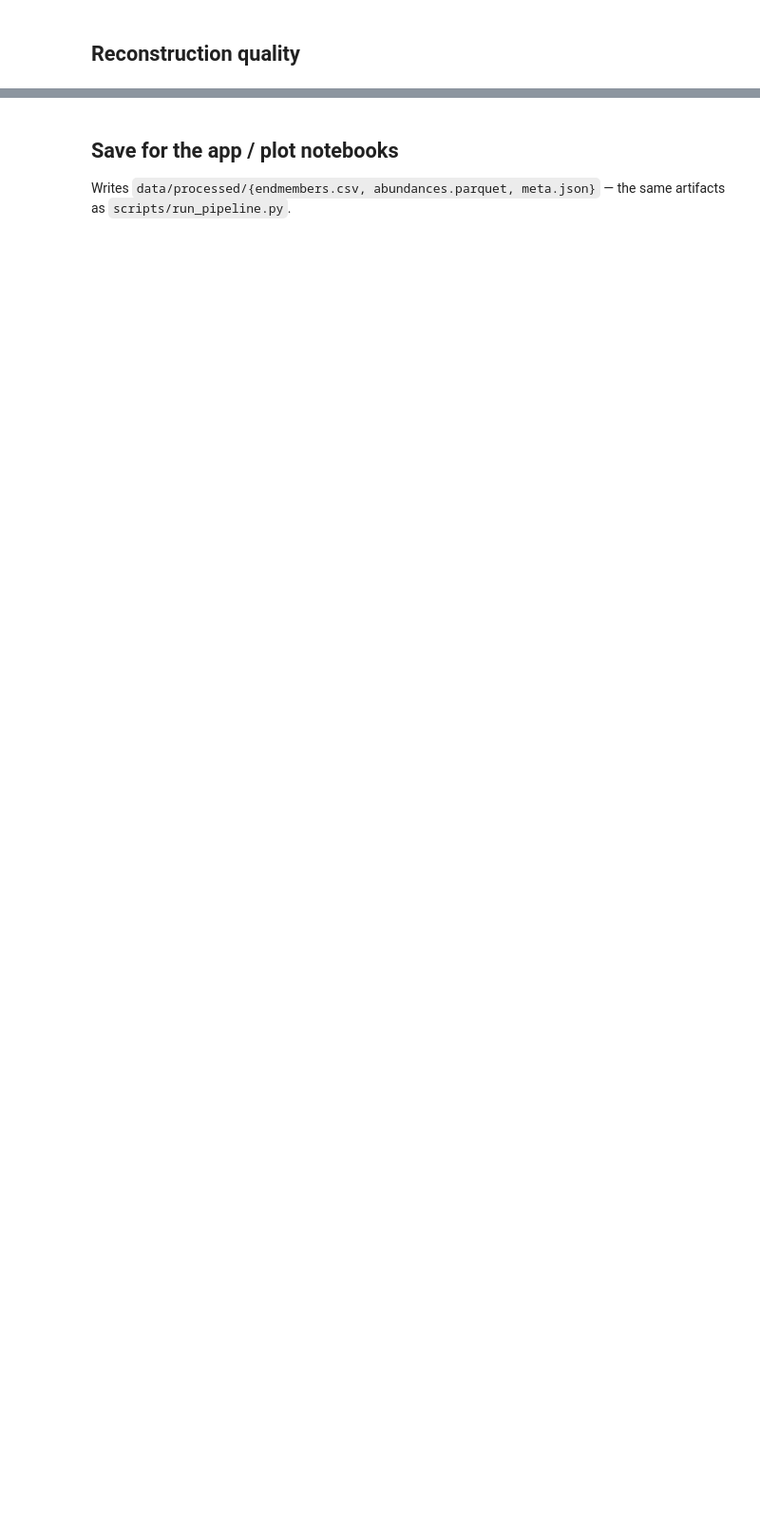
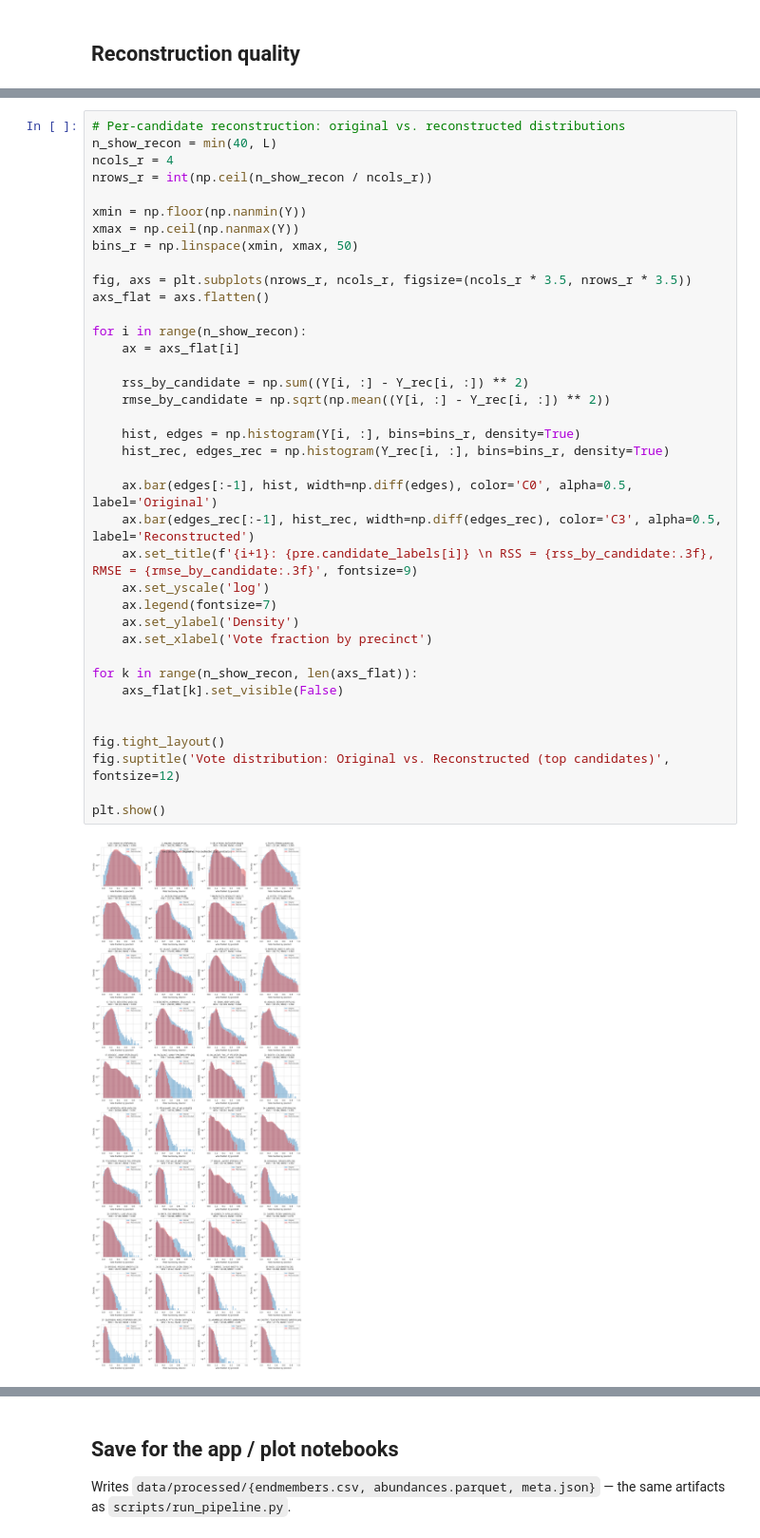
Before and after one commit to harjonillo/voting-unmixing-ph, a Jupyter notebook: notebooks/02_unmixing_pipeline.ipynb, the cells around one changed output, grey strips where cells are left out. Shown at 95% size. Drawn from its saved outputs; the diff is of its cells as text; blank space fills up the shorter version.

Commit message:
Add reconstruction error by candidate

```diff
--- a/notebooks/02_unmixing_pipeline.ipynb
+++ b/notebooks/02_unmixing_pipeline.ipynb
@@ -101,0 +110,40 @@ RMSE: 0.038802
+# %%
+# Per-candidate reconstruction: original vs. reconstructed distributions
+n_show_recon = min(40, L)
+ncols_r = 4
+nrows_r = int(np.ceil(n_show_recon / ncols_r))
+
+xmin = np.floor(np.nanmin(Y))
+xmax = np.ceil(np.nanmax(Y))
+bins_r = np.linspace(xmin, xmax, 50)
+
+fig, axs = plt.subplots(nrows_r, ncols_r, figsize=(ncols_r * 3.5, nrows_r * 3.5))
+axs_flat = axs.flatten()
+
+for i in range(n_show_recon):
+    ax = axs_flat[i]
+
+    rss_by_candidate = np.sum((Y[i, :] - Y_rec[i, :]) ** 2)
+    rmse_by_candidate = np.sqrt(np.mean((Y[i, :] - Y_rec[i, :]) ** 2))
+
+    hist, edges = np.histogram(Y[i, :], bins=bins_r, density=True)
+    hist_rec, edges_rec = np.histogram(Y_rec[i, :], bins=bins_r, density=True)
+
+    ax.bar(edges[:-1], hist, width=np.diff(edges), color='C0', alpha=0.5, label='Original')
+    ax.bar(edges_rec[:-1], hist_rec, width=np.diff(edges_rec), color='C3', alpha=0.5, label='Reconstructed')
+    ax.set_title(f'{i+1}: {pre.candidate_labels[i]} \n RSS = {rss_by_candidate:.3f}, RMSE = {rmse_by_candidate:.3f}', fontsize=9)
+    ax.set_yscale('log')
+    ax.legend(fontsize=7)
+    ax.set_ylabel('Density')
+    ax.set_xlabel('Vote fraction by precinct')
+
+for k in range(n_show_recon, len(axs_flat)):
+    axs_flat[k].set_visible(False)
+
+
+fig.tight_layout()
+fig.suptitle('Vote distribution: Original vs. Reconstructed (top candidates)', fontsize=12)
+
+plt.show()
+# %% [output]
+[figure, added]
```
Also changed, not shown: parts of 13 cells of this notebook, 2 other files.
